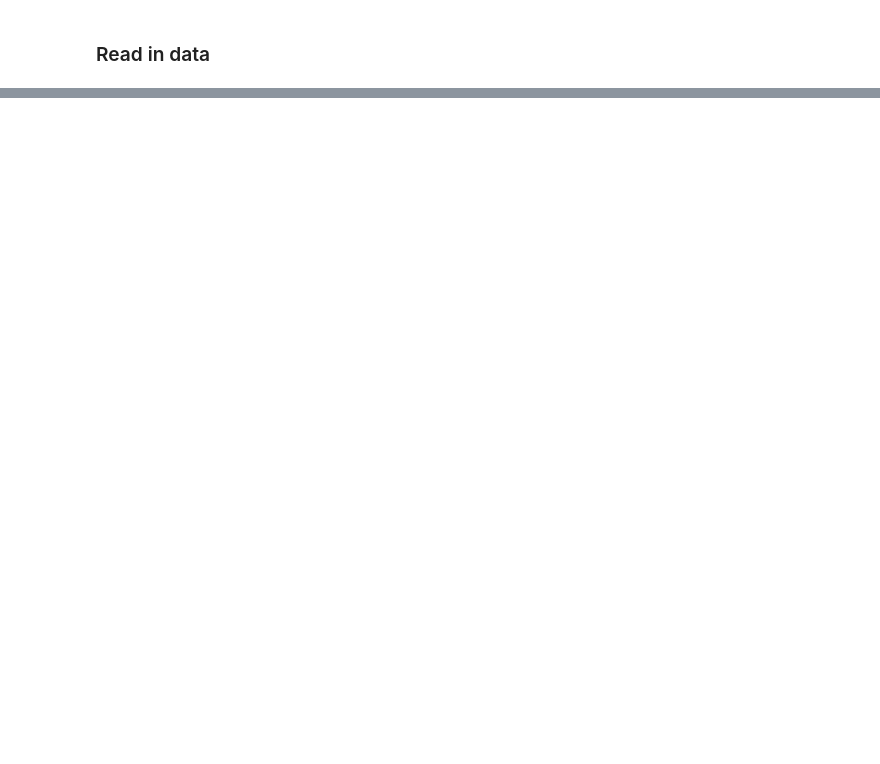
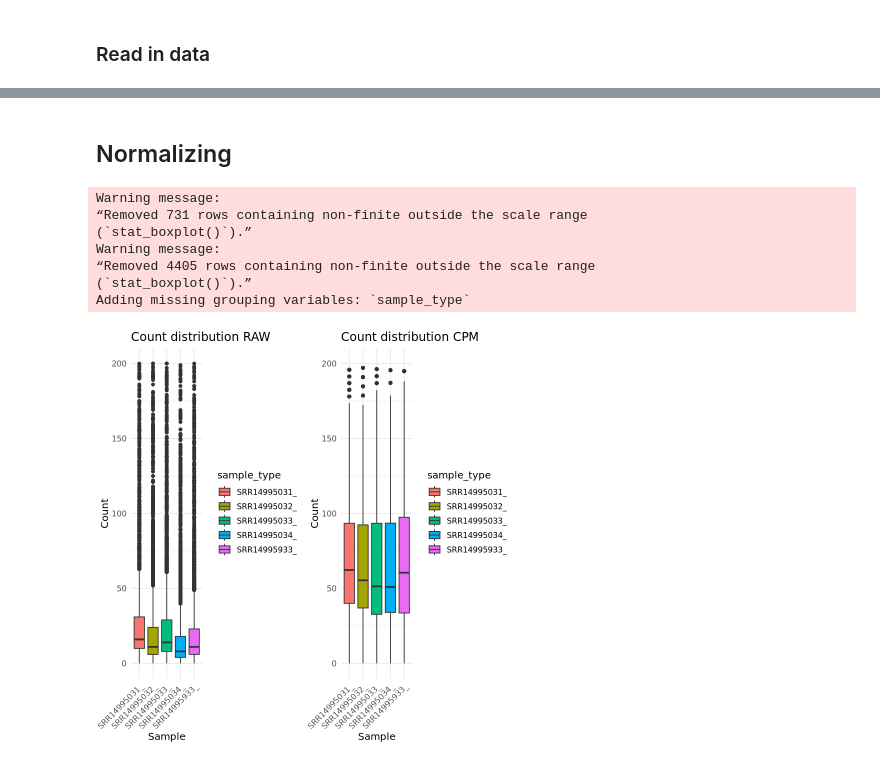
Before and after one commit to nadjano/polyploid-allele-exp, a Jupyter notebook: scripts/investigate_cis_AI.ipynb, the cells around one changed output, grey strips where cells are left out. Saved outputs shown, nothing was run; the diff lists cells and outputs as text; code cells hidden in the pictures; blank space fills up the shorter version.

```diff
--- a/scripts/investigate_cis_AI.ipynb
+++ b/scripts/investigate_cis_AI.ipynb
@@ -275,0 +365,39 @@ text(results_df$mean_group1[results_df$significant == "red"], results_df$mean_gr
+# %% [markdown]
+## Normalizing
+# %%
+# make a boxplot to view the count dirstributions per sample
+# gather the data into long format for ggplot and keep the Synt id
+syntelogs_tuber_50_non_multi$Synt_id = rownames(syntelogs_tuber_50_non_multi)
+
+syntelogs_tuber_50_non_multi_long = syntelogs_tuber_50_non_multi %>% gather(key = "sample", value = "count", starts_with("SRR"))
+# add a column for the first part of the sample name
+syntelogs_tuber_50_non_multi_long$sample_type <- str_extract(syntelogs_tuber_50_non_multi_long$sample, "SRR\\d*_")
+
+# plot the boxplot
+plot1 = ggplot(syntelogs_tuber_50_non_multi_long, aes(x = sample_type, y = count, fill = sample_type)) + geom_boxplot() + theme_minimal() + theme(axis.text.x = element_text(angle = 45, hjust = 1)) + labs(title = "Count distribution RAW", x = "Sample", y = "Count") + ylim(0, 200)
+
+# for each sample sum up all the counts
+syntelogs_tuber_50_non_multi_long = syntelogs_tuber_50_non_multi_long %>% group_by(sample_type) %>% mutate(library_factor = 1/sum(count) * 1e6)
+syntelogs_tuber_50_non_multi_long$cpm_counts = syntelogs_tuber_50_non_multi_long$count * syntelogs_tuber_50_non_multi_long$library_factor
+
+plot2 = ggplot(syntelogs_tuber_50_non_multi_long, aes(x = sample_type, y = cpm_counts, fill = sample_type)) + geom_boxplot() + theme_minimal() + theme(axis.text.x = element_text(angle = 45, hjust = 1)) + labs(title = "Count distribution CPM", x = "Sample", y = "Count") + ylim(0, 200)
+grid.arrange(plot1, plot2, ncol=2)
+# convert back to wide format
+syntelogs_tuber_50_non_multi_cpm = syntelogs_tuber_50_non_multi_long %>%
+                                 dplyr::select(-count, -sample_type, -library_factor) %>%
+                                 pivot_wider(id_cols = Synt_id, names_from = sample, values_from = cpm_counts)
+# convert to dataframe
+syntelogs_tuber_50_non_multi_cpm = as.data.frame(syntelogs_tuber_50_non_multi_cpm)
+# set the rownames to Synt_id
+rownames(syntelogs_tuber_50_non_multi_cpm) = syntelogs_tuber_50_non_multi_cpm$Synt_id
+# remove the column Synt_id
+syntelogs_tuber_50_non_multi_cpm = syntelogs_tuber_50_non_multi_cpm[,-1]
+# %% [output]
+Warning message:
+“Removed 731 rows containing non-finite outside the scale range
+(`stat_boxplot()`).”
+Warning message:
+“Removed 4405 rows containing non-finite outside the scale range
+(`stat_boxplot()`).”
+Adding missing grouping variables: `sample_type`
+[figure, added]
```
Also changed, not shown: parts of 48 cells of this notebook, 15 other files.
